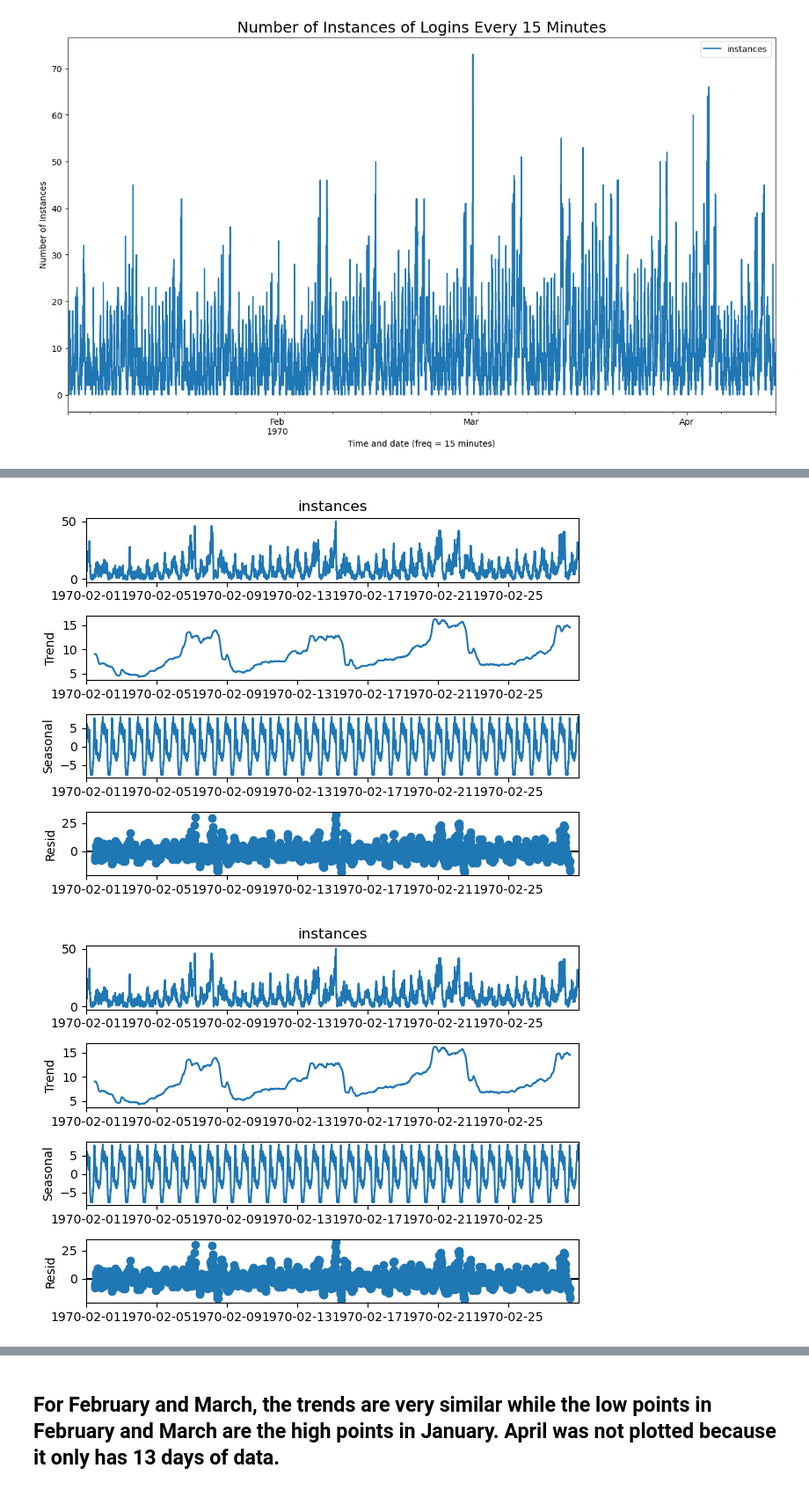
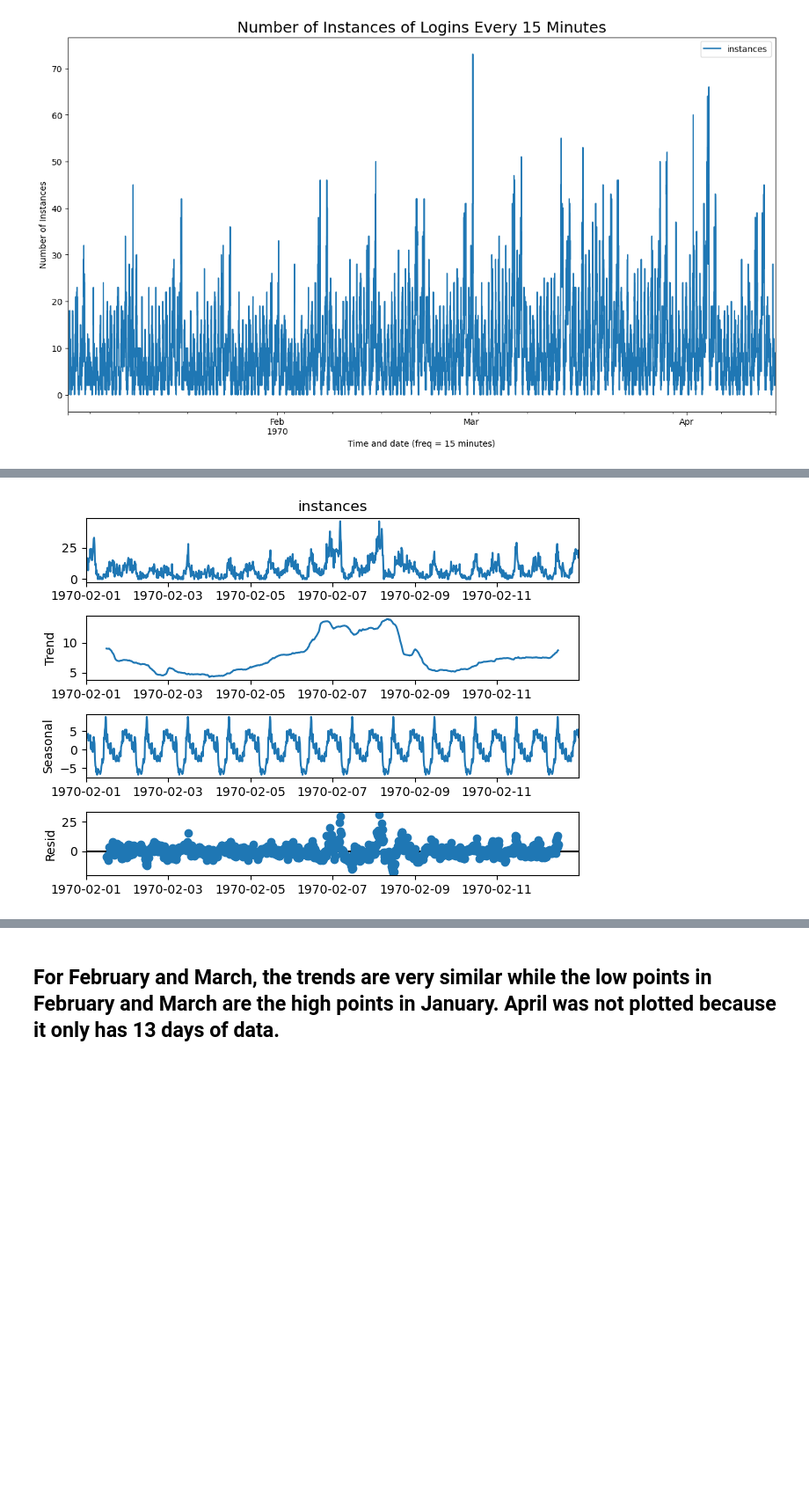
Before and after one commit to keb101/Image-Classification-Indian-Clothing, a Jupyter notebook: ultimate_challenge/Take-Home_Challenge_logins.ipynb, the cells around one changed output, grey strips where cells are left out. Shown at 88% size. Saved outputs shown, nothing was run; the diff lists cells and outputs as text; code cells hidden in the pictures; blank space fills up the shorter version.

```diff
--- a/ultimate_challenge/Take-Home_Challenge_logins.ipynb
+++ b/ultimate_challenge/Take-Home_Challenge_logins.ipynb
@@ -149,11 +149,12 @@ decompositionm.plot()
 # %%
-df15f = df15.loc['1970-2-1':'1970-2-28']
+# Getting data for the first 12 days of February
+df15f = df15.loc['1970-2-1':'1970-2-12']
 # %%
+# Decomposing times series
 y = df15f.instances
 period = 4 * 24
-decompositionf1 = sm.tsa.seasonal_decompose(y, period=period)
-decompositionf1.plot()
+decompositionf = sm.tsa.seasonal_decompose(y, period=period)
+_ = decompositionf1.plot()
 # %% [output]
-[figure, old version]
+[figure, new version]
-[figure, removed]
 # %%
```
Also changed, not shown: parts of 28 cells of this notebook.
